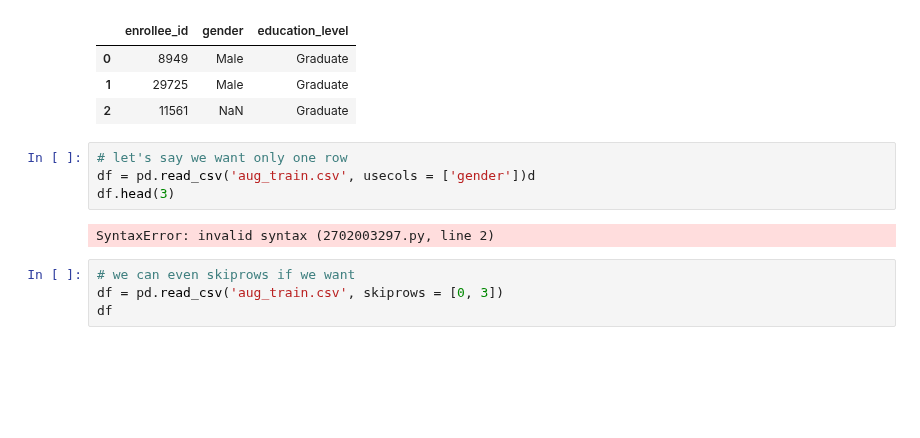
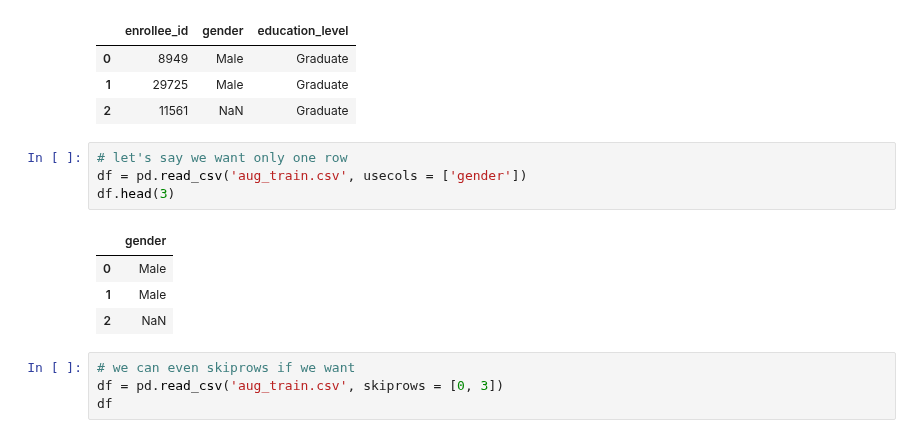
Before and after one commit to PK215012001/JupyterNotebooks, a Jupyter notebook: Data Analysis/DataAnalysis.ipynb, the cells around one changed output. Drawn from its saved outputs; the diff is of its cells as text; blank space fills up the shorter version.

```diff
--- a/Data Analysis/DataAnalysis.ipynb
+++ b/Data Analysis/DataAnalysis.ipynb
@@ -122,10 +122,13 @@ df.head(3)
 | 2 | 11561 | NaN | Graduate |
 # %%
 # let's say we want only one row
-df = pd.read_csv('aug_train.csv', usecols = ['gender'])d
+df = pd.read_csv('aug_train.csv', usecols = ['gender'])
 df.head(3)
 # %% [output]
-SyntaxError: invalid syntax (2702003297.py, line 2)
+|  | gender |
+| 0 | Male |
+| 1 | Male |
+| 2 | NaN |
 # %%
 # we can even skiprows if we want
 df = pd.read_csv('aug_train.csv', skiprows = [0, 3])
```
Also changed, not shown: parts of 6 cells of this notebook, 2 other files.
